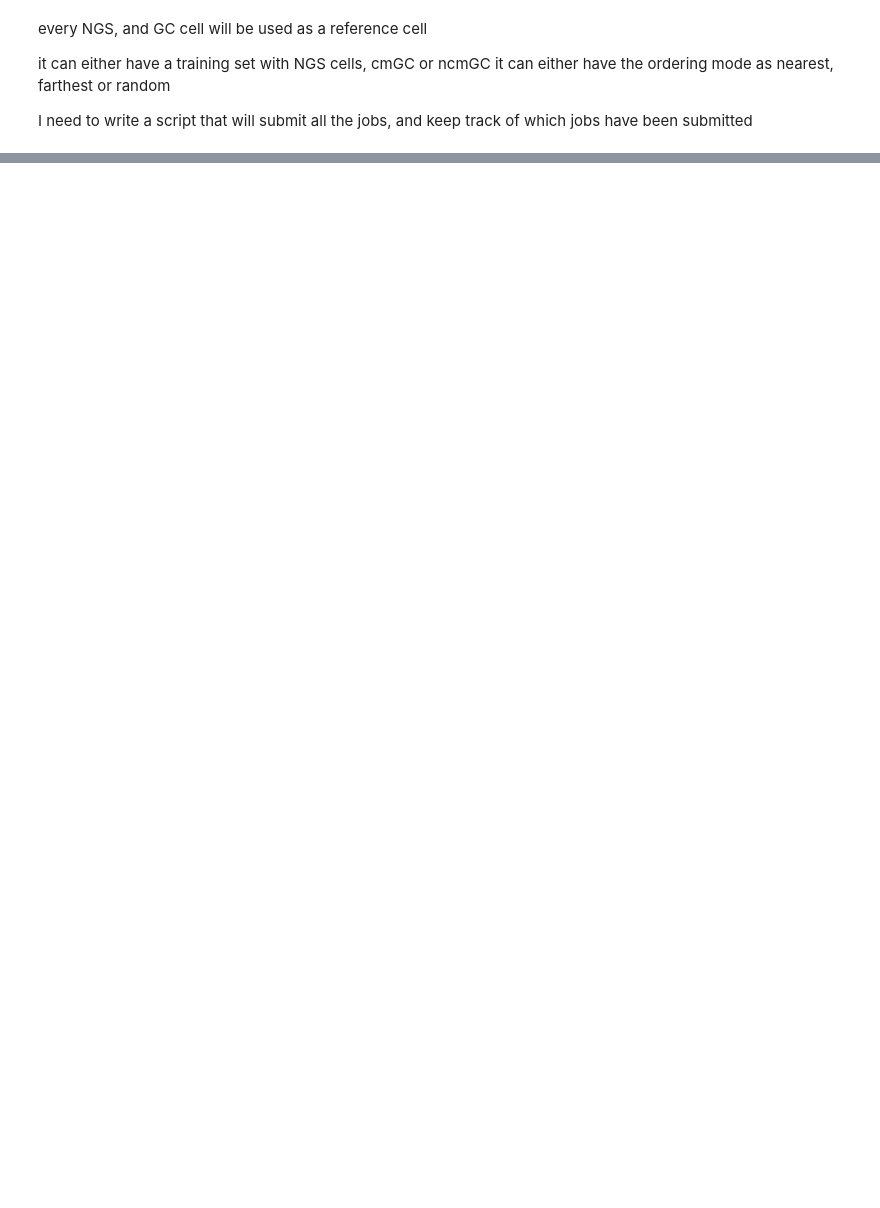
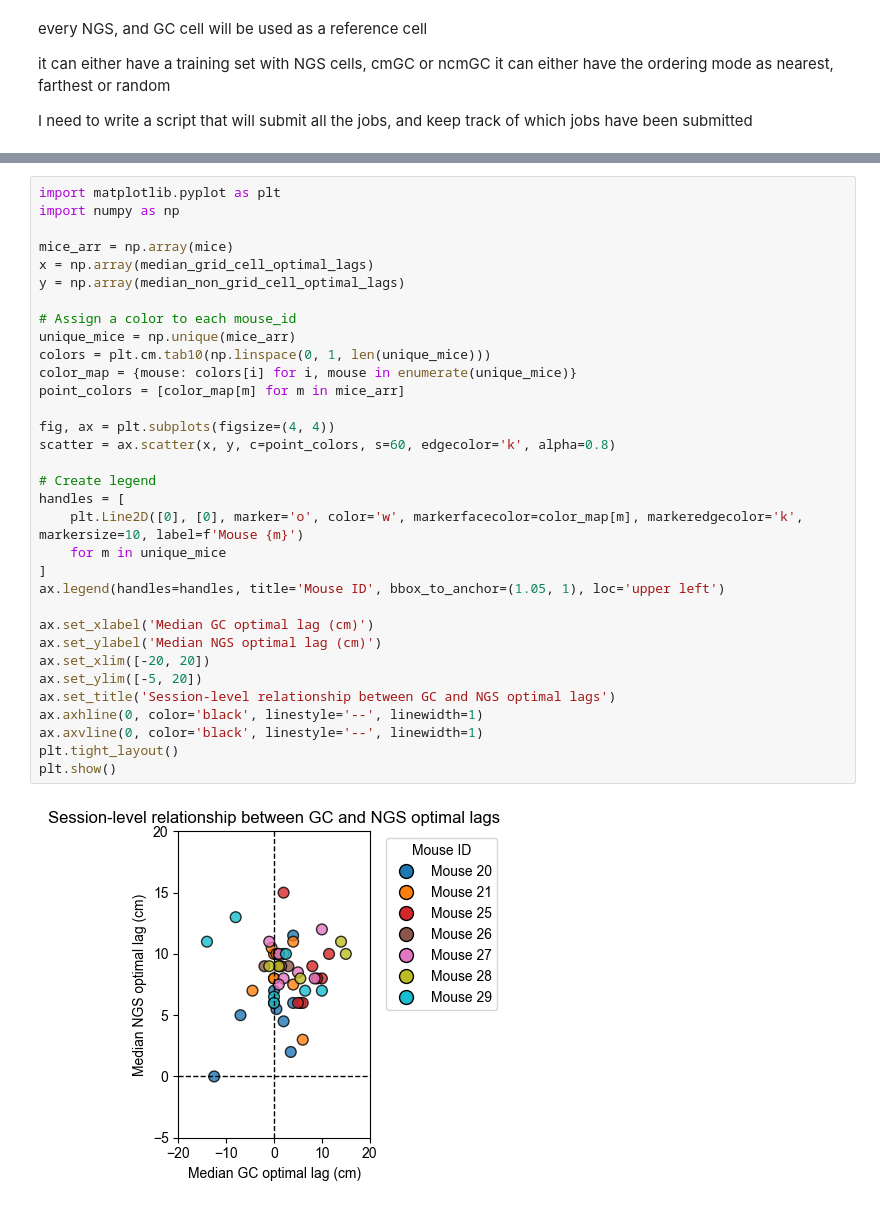
Before and after one commit to HDClark94/spatial-manifolds, a Jupyter notebook: scripts/figures/figure_2_predictive_coding/session_wide_optimal_lags.ipynb, the cells around one changed output, grey strips where cells are left out. Cells and saved outputs as stored; diff of their text form; blank space fills up the shorter version.

```diff
--- a/scripts/figures/figure_2_predictive_coding/session_wide_optimal_lags.ipynb
+++ b/scripts/figures/figure_2_predictive_coding/session_wide_optimal_lags.ipynb
@@ -80,0 +131,35 @@ plt.show()
+# %%
+import matplotlib.pyplot as plt
+import numpy as np
+
+mice_arr = np.array(mice)
+x = np.array(median_grid_cell_optimal_lags)
+y = np.array(median_non_grid_cell_optimal_lags)
+
+# Assign a color to each mouse_id
+unique_mice = np.unique(mice_arr)
+colors = plt.cm.tab10(np.linspace(0, 1, len(unique_mice)))
+color_map = {mouse: colors[i] for i, mouse in enumerate(unique_mice)}
+point_colors = [color_map[m] for m in mice_arr]
+
+fig, ax = plt.subplots(figsize=(4, 4))
+scatter = ax.scatter(x, y, c=point_colors, s=60, edgecolor='k', alpha=0.8)
+
+# Create legend
+handles = [
+    plt.Line2D([0], [0], marker='o', color='w', markerfacecolor=color_map[m], markeredgecolor='k', markersize=10, label=f'Mouse {m}')
+    for m in unique_mice
+]
+ax.legend(handles=handles, title='Mouse ID', bbox_to_anchor=(1.05, 1), loc='upper left')
+
+ax.set_xlabel('Median GC optimal lag (cm)')
+ax.set_ylabel('Median NGS optimal lag (cm)')
+ax.set_xlim([-20, 20])
+ax.set_ylim([-5, 20])
+ax.set_title('Session-level relationship between GC and NGS optimal lags')
+ax.axhline(0, color='black', linestyle='--', linewidth=1)
+ax.axvline(0, color='black', linestyle='--', linewidth=1)
+plt.tight_layout()
+plt.show()
+# %% [output]
+[figure, added]
```
Also changed, not shown: parts of 6 cells of this notebook, 8 other files.
